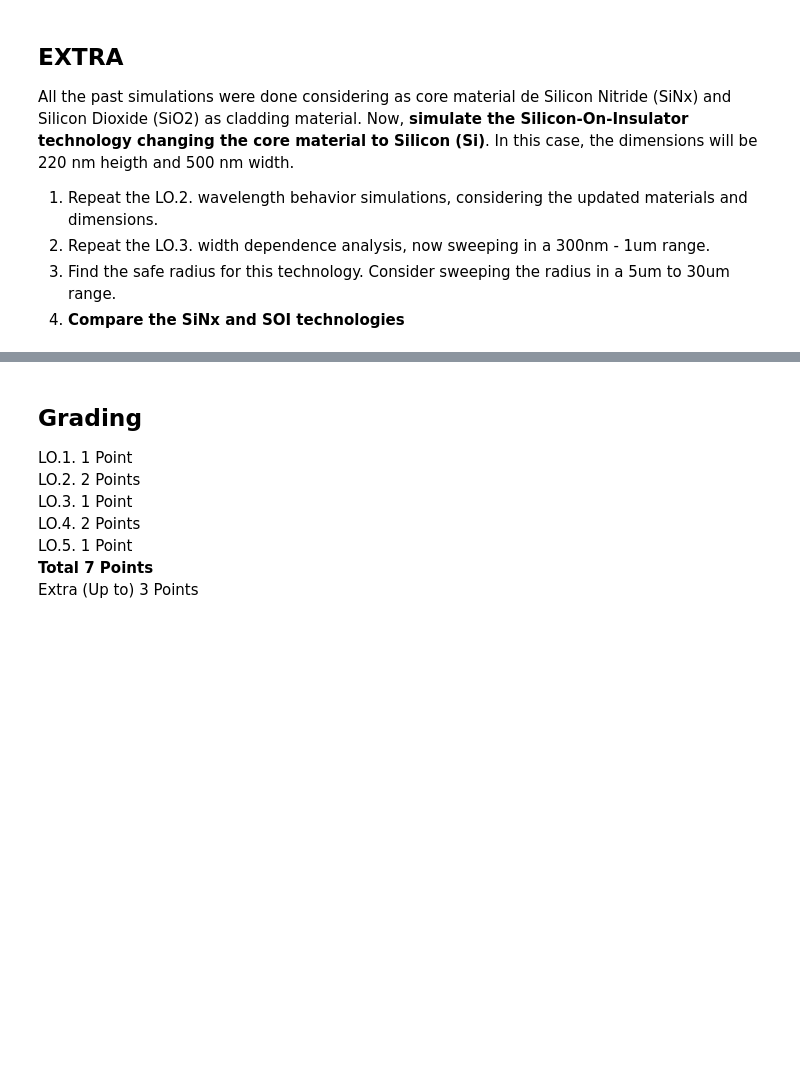
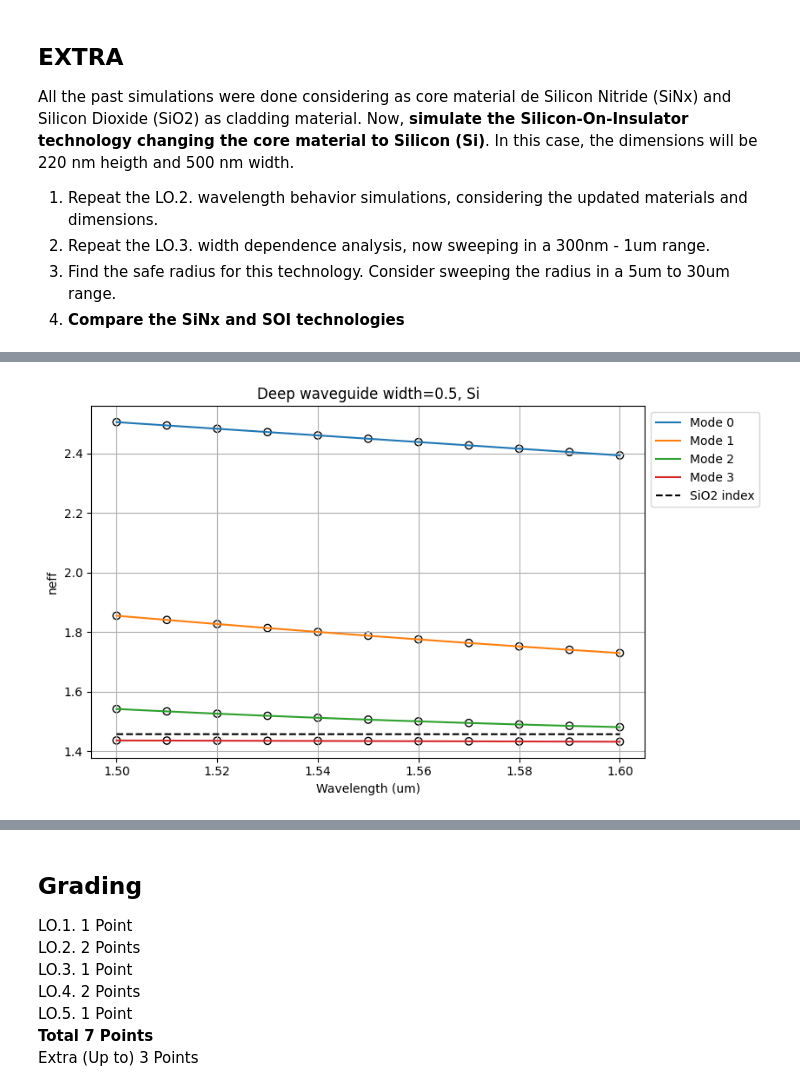
Before and after one commit to agonlop1/cifoin-lab1, a Jupyter notebook: WAVEGUIDES_Student.ipynb, the cells around one changed output, grey strips where cells are left out. Cells and saved outputs as stored; diff of their text form; code cells hidden in the pictures; blank space fills up the shorter version.

```diff
--- a/WAVEGUIDES_Student.ipynb
+++ b/WAVEGUIDES_Student.ipynb
@@ -729,3 +681,39 @@ All the past simulations were done considering as core material de Silicon Nitri
 2. Repeat the LO.3. width dependence analysis, now sweeping in a 300nm - 1um range.
 3. Find the safe radius for this technology. Consider sweeping the radius in a 5um to 30um range.
 4. **Compare the SiNx and SOI technologies**
+# %%
+# LO.2 EXTRA
+
+#DEEP
+wavelength = np.linspace(1.5,1.6,11)
+
+deep_waveguide = gt.modes.Waveguide(
+    wavelength=wavelength,
+    core_width=0.5,
+    slab_thickness=0.0,
+    core_material='si',
+    clad_material='sio2',
+    core_thickness=220 * nm,
+    num_modes=4,
+    cache_path='.cache/',
+    precision='double',
+    max_grid_scaling=1.2,
+    grid_resolution=20,
+)
+
+res_neff = deep_waveguide.n_eff
+res_te = deep_waveguide.fraction_te
+res_tm = deep_waveguide.fraction_tm
+
+plt.figure(figsize=(10, 5))
+for k in range(res_neff.shape[1]):
+    plt.scatter(wavelength, res_neff[:,k].real, edgecolors='k', facecolors='none', label='__nolegend__')
+    plt.plot(wavelength, res_neff[:,k].real, label=f'Mode {k}')
+plt.title(f"Deep waveguide width={0.5}, Si")
+plt.xlabel("Wavelength (um)")
+plt.ylabel("neff")
+plt.grid()
+plt.plot(wavelength, box_index, 'k--', label='SiO2 index')
+plt.legend(loc='upper left', bbox_to_anchor=(1, 1))
+plt.tight_layout(rect=[0, 0, 0.85, 1])
+# %% [output]
@@ -731,0 +721 @@ All the past simulations were done considering as core material de Silicon Nitri
+[figure, added]
```
Also changed, not shown: parts of 14 cells of this notebook.
